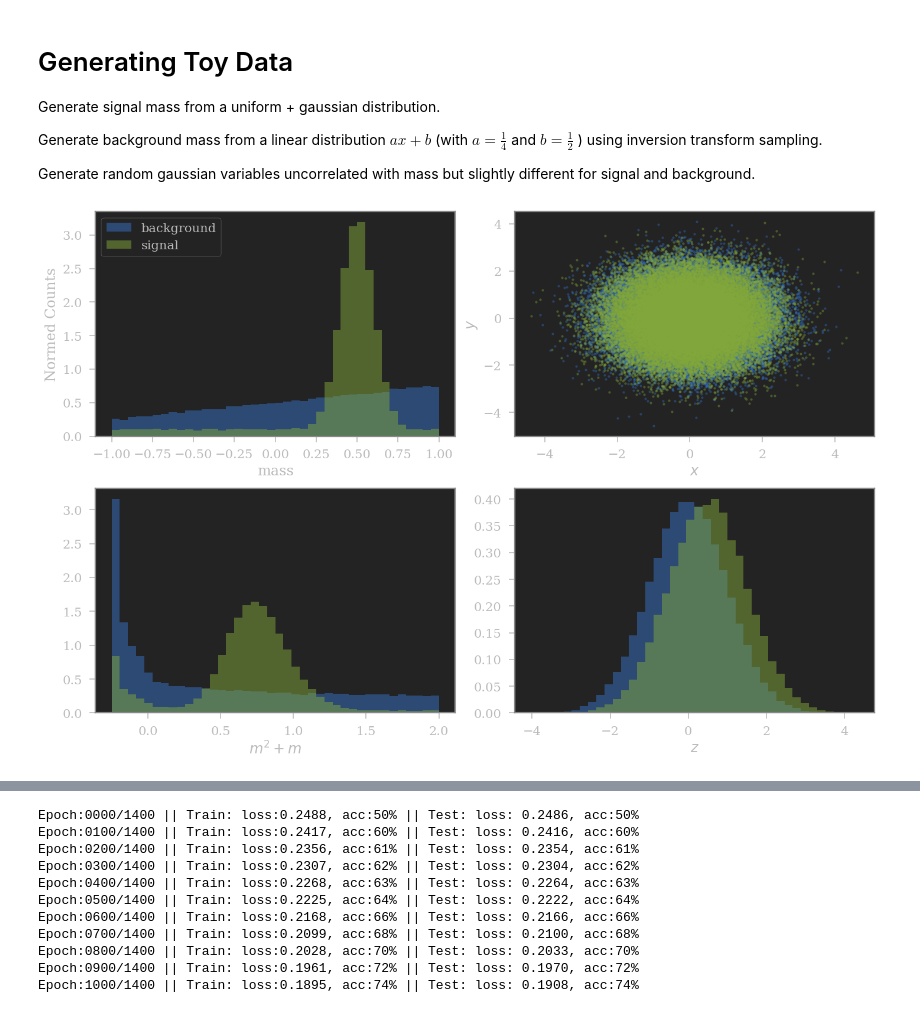
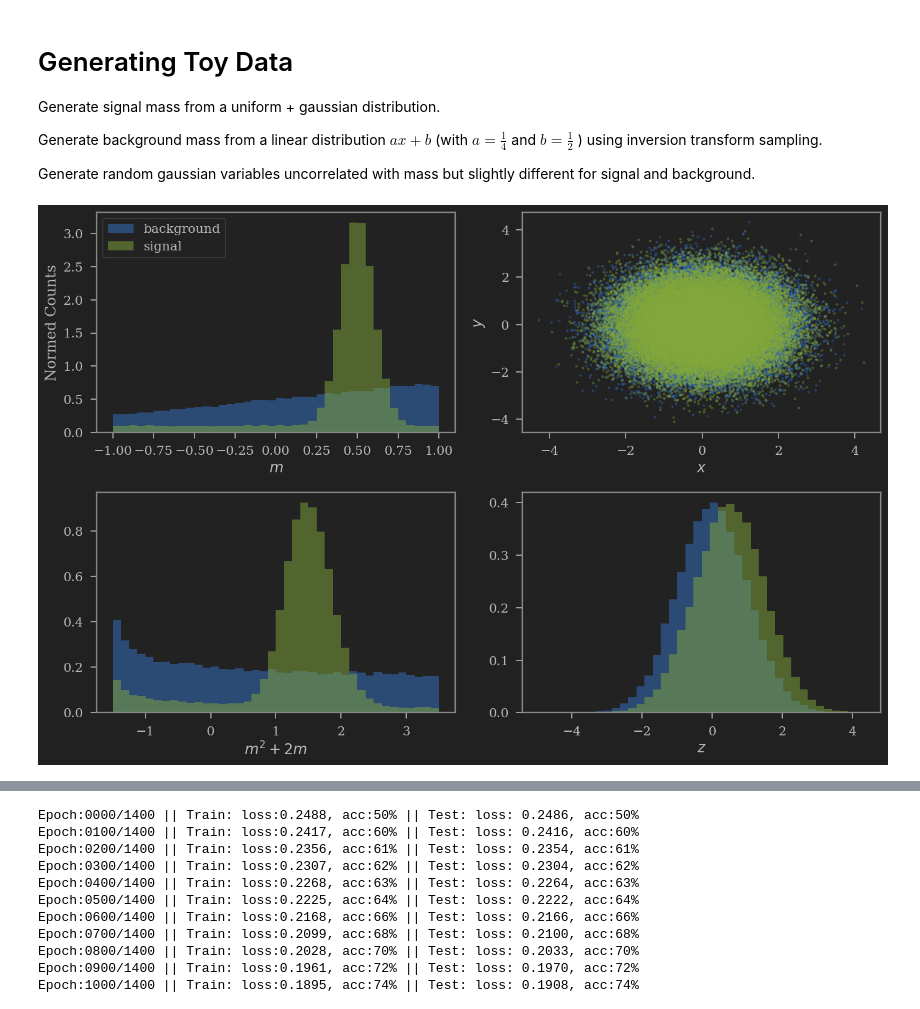
Before and after one commit to weissercn/UnbiasedML, a Jupyter notebook: UnbiasedML/LegendreToyUncorrVar.ipynb, the cells around one changed output, grey strips where cells are left out. Saved outputs shown, nothing was run; the diff lists cells and outputs as text; code cells hidden in the pictures.

```diff
--- a/UnbiasedML/LegendreToyUncorrVar.ipynb
+++ b/UnbiasedML/LegendreToyUncorrVar.ipynb
@@ -10,10 +10,13 @@ from jupyterthemes import jtplot
 plt.style.use('dark_background')
 jtplot.style(theme='monokai', context='notebook', ticks=True, grid=False)
 np.random.seed(42)
+rcParams['axes.facecolor'] = 'k'
+rcParams["figure.facecolor"] = '#212121'
 rcParams["font.size"] = 16
 rcParams["text.usetex"] = False
 rcParams["font.serif"] = "Bitstream Vera Serif"
 rcParams["font.family"] = "serif"
+rcParams["text.usetex"] = False
 # %% [markdown]
 # Generating Toy Data
 Generate signal mass from a uniform + gaussian distribution.
@@ -42,36 +45,36 @@ x_b,y_b  = np.random.multivariate_normal((0,0),[[1,0],[0,1]],size=n_b).T
 x_s,y_s  = np.random.multivariate_normal((0,0),[[1,0],[0,1]],size=n_s).T
 x_t,y_t  = np.random.multivariate_normal((0,0),[[1,0],[0,1]],size=n_b).T
 
 
 z_b = np.random.normal(0,1,n_b)
 z_s = np.random.normal(0.5,1,n_s)
 z_t = np.random.normal(0,1,n_b)
 
 fig ,[[ax1,ax2],[ax3,ax4]] = plt.subplots(2,2,figsize=(12,8),dpi=120)
 
 _,bins,_ = ax1.hist(m_b,bins=40,density=True,alpha=0.5, label='background')
 ax1.hist(m_s,bins=bins,density=True,alpha=0.5,label='signal')
 ax1.legend()
-ax1.set_xlabel("mass")
+ax1.set_xlabel(r"$m$")
 ax1.set_ylabel("Normed Counts")
 
 ax2.scatter(x_b,y_b,s=5,alpha=0.4)
 ax2.scatter(x_s,y_s,s=5,alpha=0.4)
 ax2.set_xlabel(r"$x$")
 ax2.set_ylabel(r"$y$")
 
-_,bins,_ = ax3.hist(m_b**2+m_b,bins=40,density=True,alpha=0.5, label='background')
-ax3.hist(m_s**2+m_s,bins=bins,density=True,alpha=0.5,label='signal')
-ax3.set_xlabel(r"$m^2 + m$")
+_,bins,_ = ax3.hist(m_b**2+2.5*m_b,bins=40,density=True,alpha=0.5, label='background')
+ax3.hist(m_s**2+2.5*m_s,bins=bins,density=True,alpha=0.5,label='signal')
+ax3.set_xlabel(r"$m^2 + 2m$")
 
 _,bins,_ = ax4.hist(z_b,bins=40,density=True,alpha=0.5, label='background')
 ax4.hist(z_s,bins=bins,density=True,alpha=0.5,label='signal')
 ax4.set_xlabel(r"$z$")
 
 #ax2.set_title("Data")
 fig.tight_layout()
 plt.savefig("./plots/Data.pdf")
 plt.show()
 # %% [output]
-[figure, old version]
+[figure, new version]
 # %%
```
Also changed, not shown: parts of 7 cells of this notebook.
